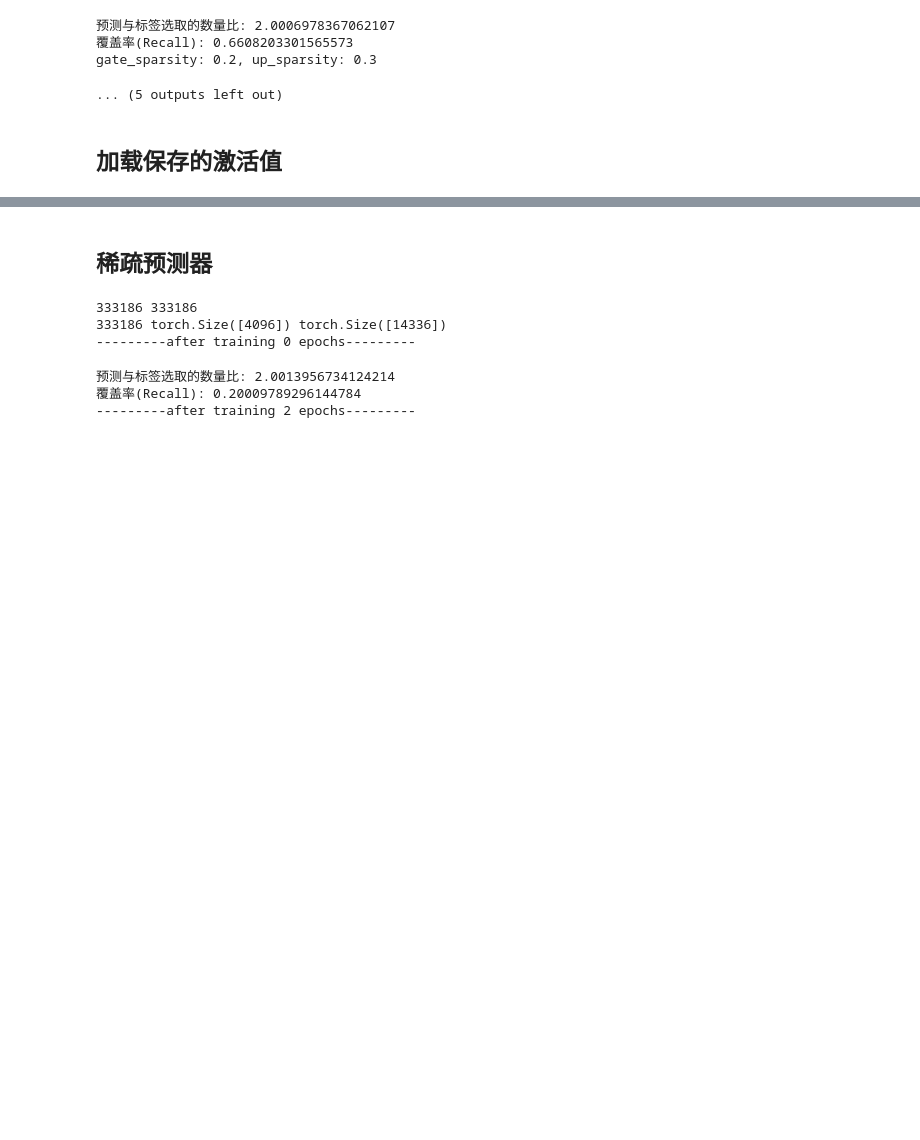
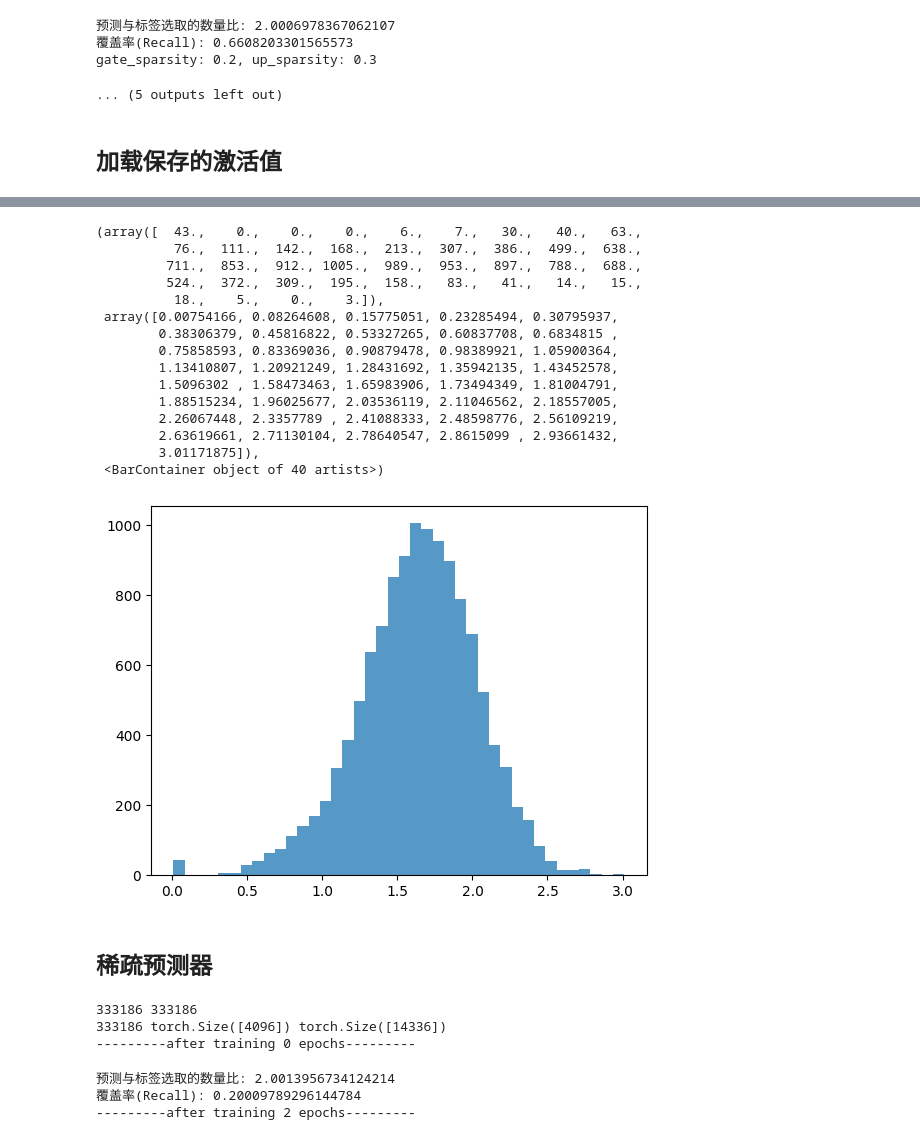
Before and after one commit to zju-stu-lizheng/On-the-Fly_MoE, a Jupyter notebook: predictor.ipynb, the cells around one changed output, grey strips where cells are left out. Saved outputs shown, nothing was run; the diff lists cells and outputs as text; code cells hidden in the pictures; blank space fills up the shorter version.

```diff
--- a/predictor.ipynb
+++ b/predictor.ipynb
@@ -641,3 +708,36 @@ class CustomDataset(Dataset):
+# %%
+import math
+### 遍历所有的数据集
+index = 7048
+counts = 12263
+updata_list = []
+
+for i in range(1,counts):
+    up_data = dataset[i][1]
+    updata_list.append(math.fabs(up_data[index]))
+    # break
+
+import matplotlib.pyplot as plt
+### 画一个频次图
+plt.hist(updata_list, bins=40, alpha=0.75)
+# plt.plot(updata_list)
+# %% [output]
+(array([  43.,    0.,    0.,    0.,    6.,    7.,   30.,   40.,   63.,
+          76.,  111.,  142.,  168.,  213.,  307.,  386.,  499.,  638.,
+         711.,  853.,  912., 1005.,  989.,  953.,  897.,  788.,  688.,
+         524.,  372.,  309.,  195.,  158.,   83.,   41.,   14.,   15.,
+          18.,    5.,    0.,    3.]),
+ array([0.00754166, 0.08264608, 0.15775051, 0.23285494, 0.30795937,
+        0.38306379, 0.45816822, 0.53327265, 0.60837708, 0.6834815 ,
+        0.75858593, 0.83369036, 0.90879478, 0.98389921, 1.05900364,
+        1.13410807, 1.20921249, 1.28431692, 1.35942135, 1.43452578,
+        1.5096302 , 1.58473463, 1.65983906, 1.73494349, 1.81004791,
+        1.88515234, 1.96025677, 2.03536119, 2.11046562, 2.18557005,
+        2.26067448, 2.3357789 , 2.41088333, 2.48598776, 2.56109219,
+        2.63619661, 2.71130104, 2.78640547, 2.8615099 , 2.93661432,
+        3.01171875]),
+ <BarContainer object of 40 artists>)
+[figure, added]
 # %% [markdown]
 ## 稀疏预测器
 # %%
```
Also changed, not shown: parts of 6 cells of this notebook, 2 other files.
